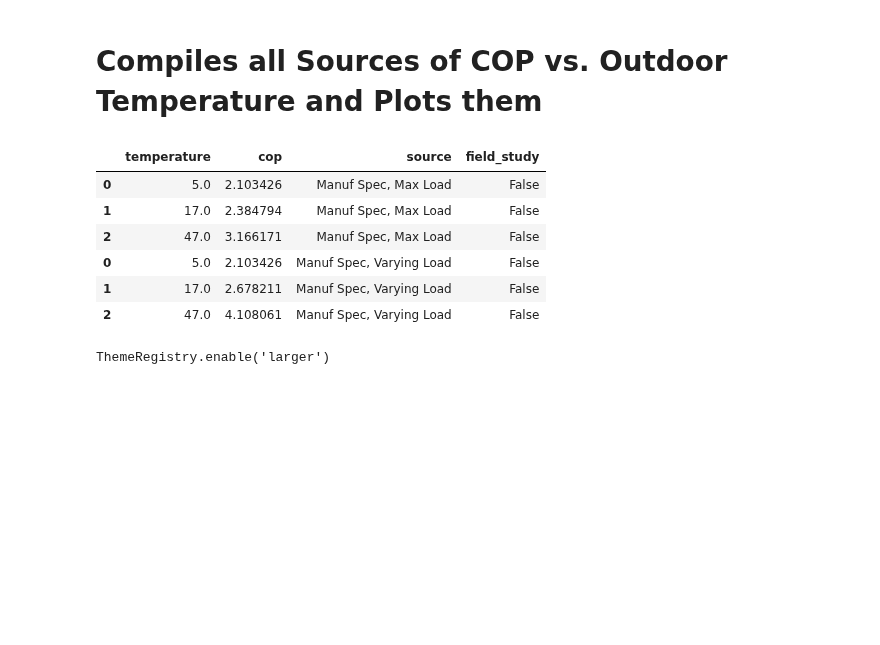
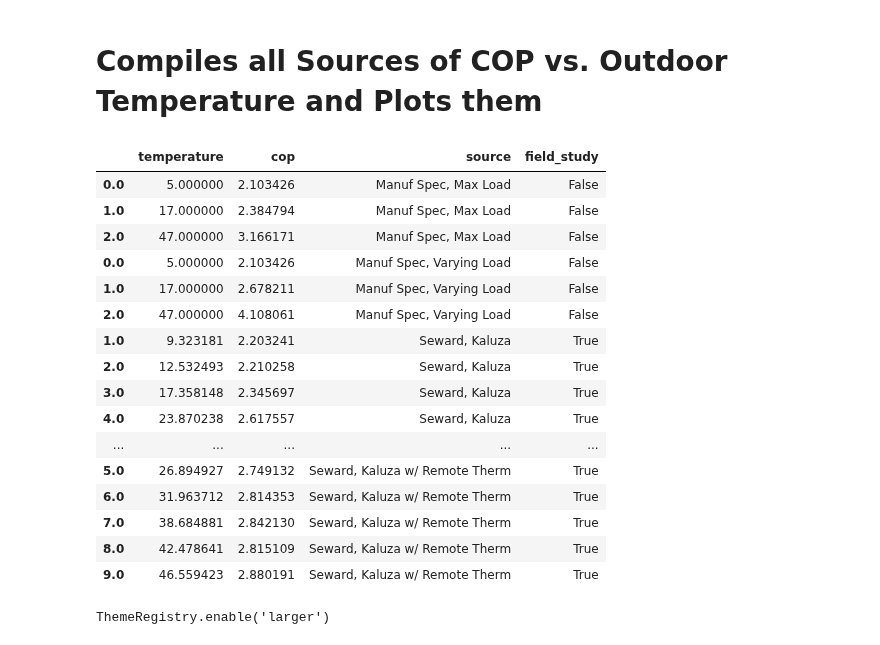
Before and after one commit to alanmitchell/heat-pump-study, a Jupyter notebook: general/cop_vs_temp.ipynb, the cells around one changed output. Drawn from its saved outputs; the diff is of its cells as text; code cells hidden in the pictures; blank space fills up the shorter version.

```diff
--- a/general/cop_vs_temp.ipynb
+++ b/general/cop_vs_temp.ipynb
@@ -8,24 +8,36 @@ import altair as alt
 # %%
 # File names of the pickled DataFrames containing the data
 files = (
     'temp_cop_manuf_max.pkl',
-    'temp_cop_manuf_varying.pkl'
+    'temp_cop_manuf_varying.pkl',
+    '../field_studies/kaluza/temp_cop_kaluza.pkl',
+    '../field_studies/kaluza/temp_cop_kaluza_remote.pkl',
 )
 df = None
 for fn_pkl in files:
     if df is None:
         df = pd.read_pickle(fn_pkl)
     else:
         df = pd.concat([df, pd.read_pickle(fn_pkl)])
 df
 # %% [output]
 |  | temperature | cop | source | field_study |
-| 0 | 5.0 | 2.103426 | Manuf Spec, Max Load | False |
-| 1 | 17.0 | 2.384794 | Manuf Spec, Max Load | False |
-| 2 | 47.0 | 3.166171 | Manuf Spec, Max Load | False |
-| 0 | 5.0 | 2.103426 | Manuf Spec, Varying Load | False |
-| 1 | 17.0 | 2.678211 | Manuf Spec, Varying Load | False |
-| 2 | 47.0 | 4.108061 | Manuf Spec, Varying Load | False |
+| 0.0 | 5.000000 | 2.103426 | Manuf Spec, Max Load | False |
+| 1.0 | 17.000000 | 2.384794 | Manuf Spec, Max Load | False |
+| 2.0 | 47.000000 | 3.166171 | Manuf Spec, Max Load | False |
+| 0.0 | 5.000000 | 2.103426 | Manuf Spec, Varying Load | False |
+| 1.0 | 17.000000 | 2.678211 | Manuf Spec, Varying Load | False |
+| 2.0 | 47.000000 | 4.108061 | Manuf Spec, Varying Load | False |
+| 1.0 | 9.323181 | 2.203241 | Seward, Kaluza | True |
+| 2.0 | 12.532493 | 2.210258 | Seward, Kaluza | True |
+| 3.0 | 17.358148 | 2.345697 | Seward, Kaluza | True |
+| 4.0 | 23.870238 | 2.617557 | Seward, Kaluza | True |
+| ... | ... | ... | ... | ... |
+| 5.0 | 26.894927 | 2.749132 | Seward, Kaluza w/ Remote Therm | True |
+| 6.0 | 31.963712 | 2.814353 | Seward, Kaluza w/ Remote Therm | True |
+| 7.0 | 38.684881 | 2.842130 | Seward, Kaluza w/ Remote Therm | True |
+| 8.0 | 42.478641 | 2.815109 | Seward, Kaluza w/ Remote Therm | True |
+| 9.0 | 46.559423 | 2.880191 | Seward, Kaluza w/ Remote Therm | True |
 # %%
 # define the theme by returning the dictionary of configurationsa
 def larger():
```
Also changed, not shown: parts of 1 cell of this notebook, 3 other files.
